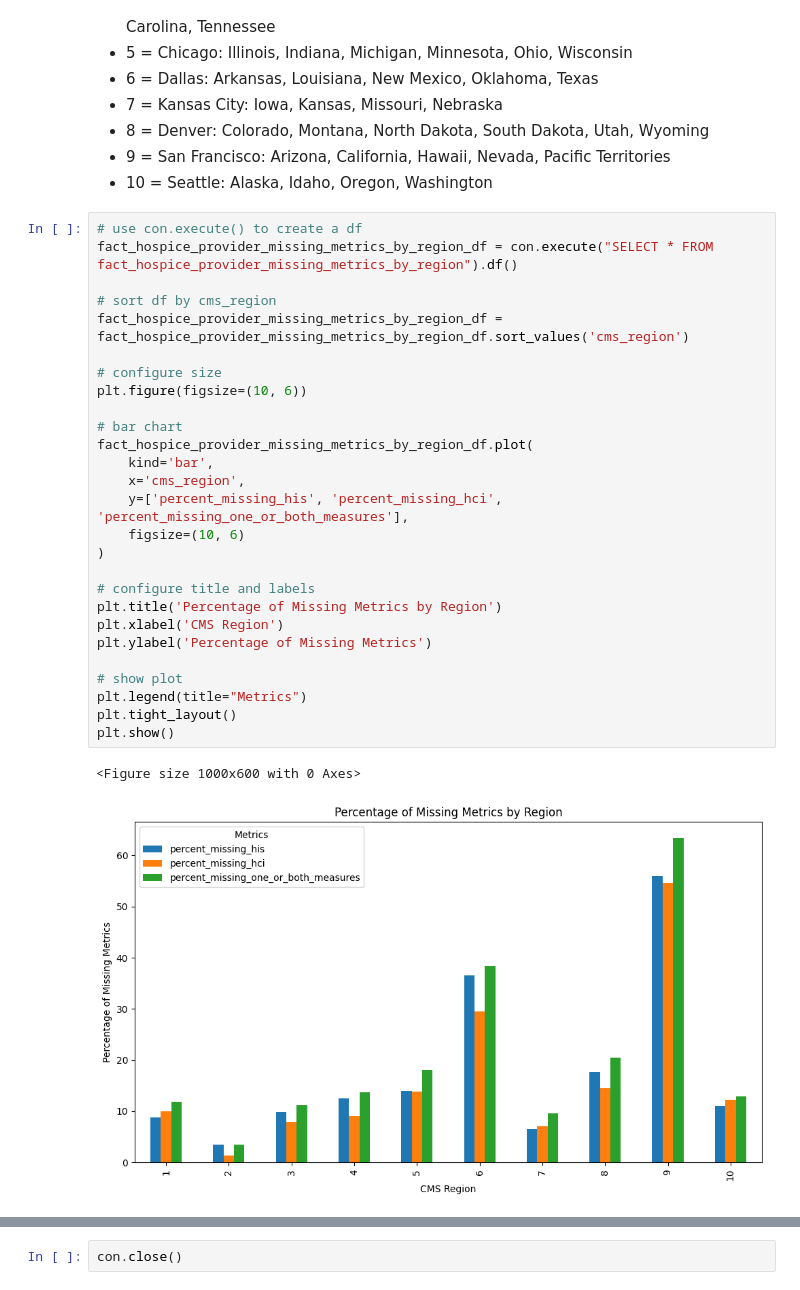
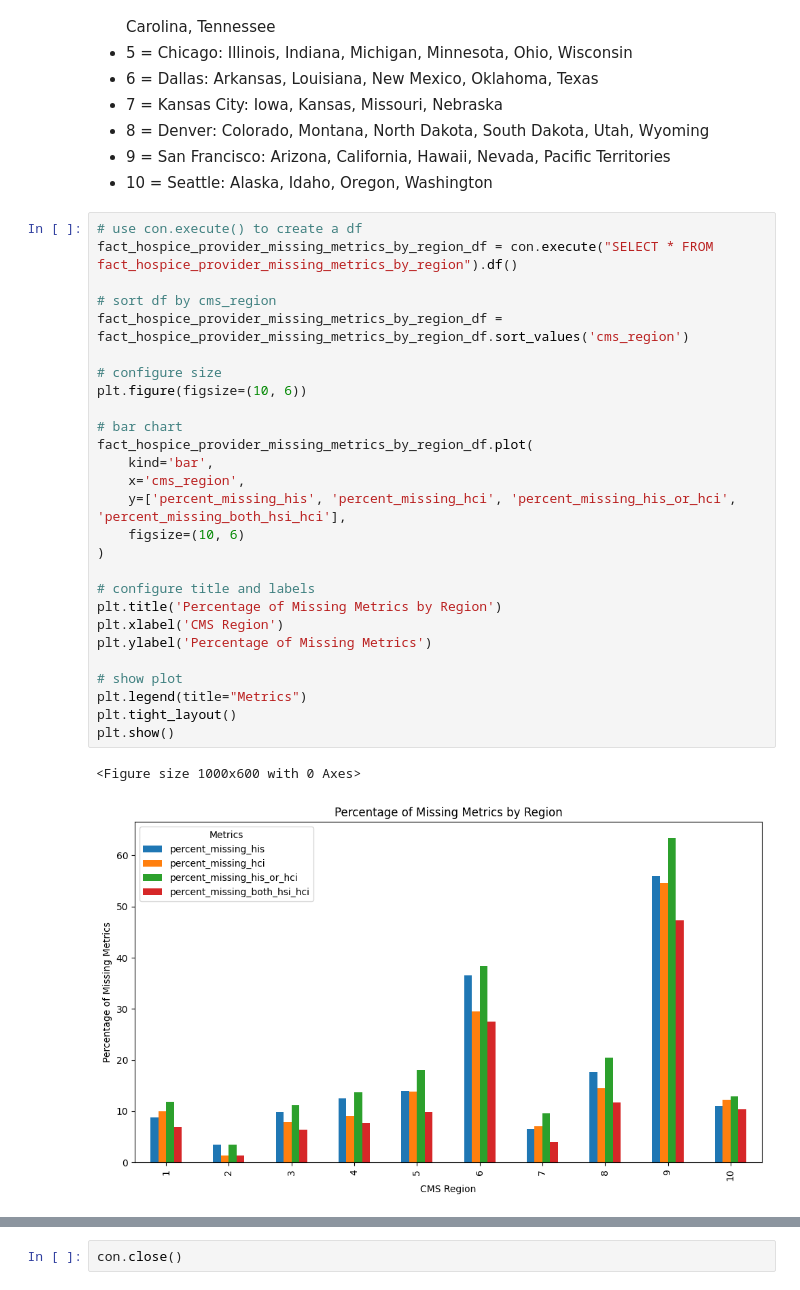
Before and after one commit to kylejbiron/kyle-tuesday-health-tech-assignment, a Jupyter notebook: hospice_quality_metrics/notebooks/hospice_analysis.ipynb, the cells around one changed output, grey strips where cells are left out. Drawn from its saved outputs; the diff is of its cells as text.

```diff
--- a/hospice_quality_metrics/notebooks/hospice_analysis.ipynb
+++ b/hospice_quality_metrics/notebooks/hospice_analysis.ipynb
@@ -198,33 +206,33 @@ referenced from the data dictionary:
 # %%
 # use con.execute() to create a df
 fact_hospice_provider_missing_metrics_by_region_df = con.execute("SELECT * FROM fact_hospice_provider_missing_metrics_by_region").df()
 
 # sort df by cms_region
 fact_hospice_provider_missing_metrics_by_region_df = fact_hospice_provider_missing_metrics_by_region_df.sort_values('cms_region')
 
 # configure size
 plt.figure(figsize=(10, 6))
 
 # bar chart
 fact_hospice_provider_missing_metrics_by_region_df.plot(
     kind='bar',
     x='cms_region',
-    y=['percent_missing_his', 'percent_missing_hci', 'percent_missing_one_or_both_measures'],
+    y=['percent_missing_his', 'percent_missing_hci', 'percent_missing_his_or_hci', 'percent_missing_both_hsi_hci'],
     figsize=(10, 6)
 )
 
 # configure title and labels
 plt.title('Percentage of Missing Metrics by Region')
 plt.xlabel('CMS Region')
 plt.ylabel('Percentage of Missing Metrics')
 
 # show plot
 plt.legend(title="Metrics")
 plt.tight_layout()
 plt.show()
 # %% [output]
 <Figure size 1000x600 with 0 Axes>
-[figure, old version]
+[figure, new version]
 # %%
 adhoc_query = '''
 
```
Also changed, not shown: parts of 10 cells of this notebook, 10 other files.
